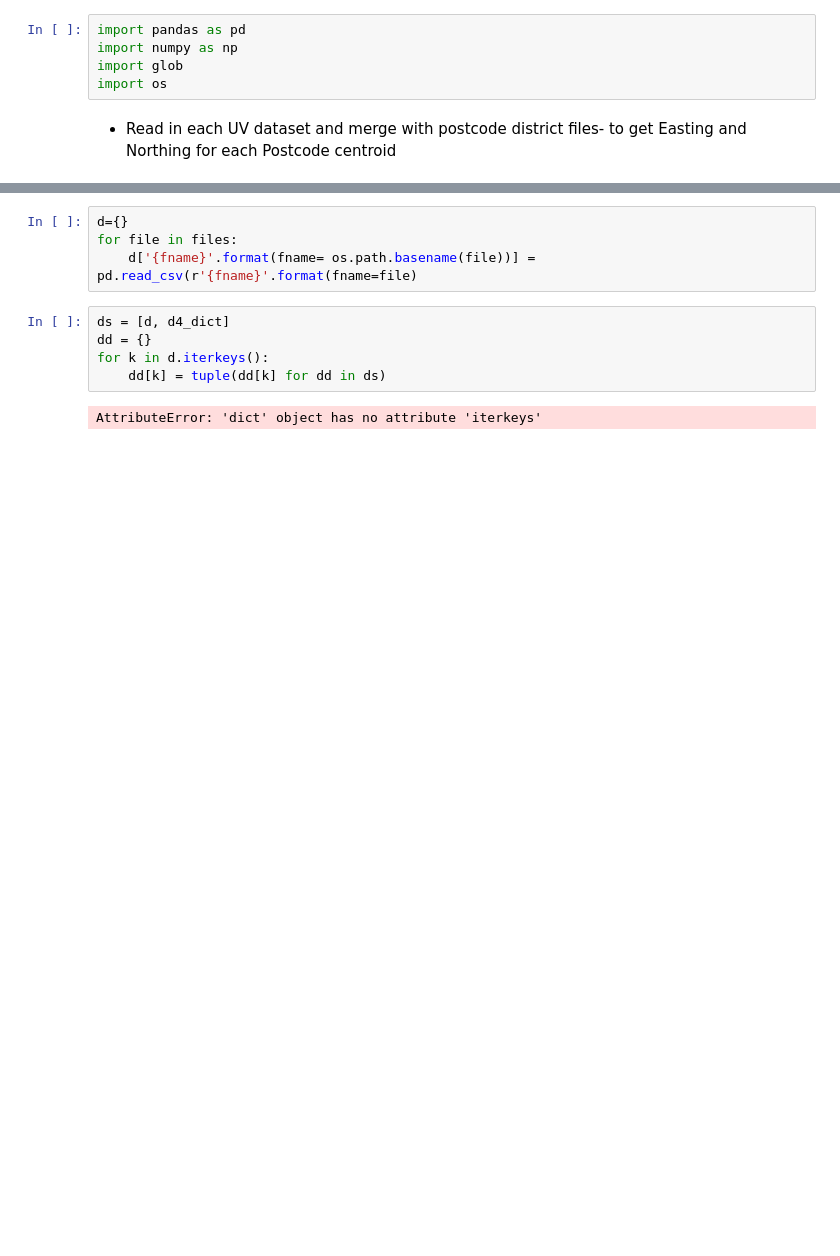
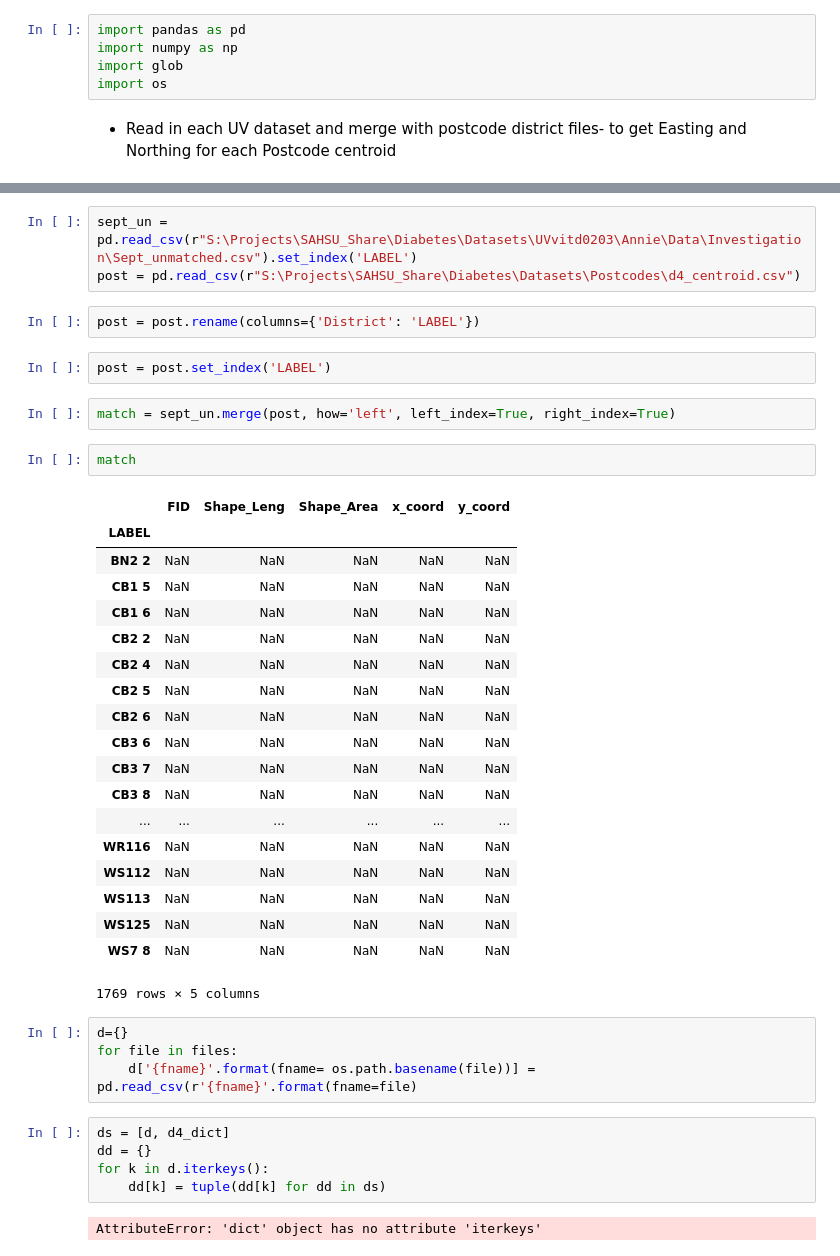
Before and after one commit to annalisasheehan/ICL_Diabetes, a Jupyter notebook: UV_postcode_district.ipynb, the cells around one changed output, grey strips where cells are left out. Cells and saved outputs as stored; diff of their text form; blank space fills up the shorter version.

```diff
--- a/UV_postcode_district.ipynb
+++ b/UV_postcode_district.ipynb
@@ -37,3 +167,34 @@ for file in files:
+# %%
+sept_un = pd.read_csv(r"S:\Projects\SAHSU_Share\Diabetes\Datasets\UVvitd0203\Annie\Data\Investigation\Sept_unmatched.csv").set_index('LABEL')
+post = pd.read_csv(r"S:\Projects\SAHSU_Share\Diabetes\Datasets\Postcodes\d4_centroid.csv")
+# %%
+post = post.rename(columns={'District': 'LABEL'})
+# %%
+post = post.set_index('LABEL')
+# %%
+match = sept_un.merge(post, how='left', left_index=True, right_index=True)
+# %%
+match
+# %% [output]
+|  | FID | Shape_Leng | Shape_Area | x_coord | y_coord |
+| LABEL |  |  |  |  |  |
+| BN2 2 | NaN | NaN | NaN | NaN | NaN |
+| CB1 5 | NaN | NaN | NaN | NaN | NaN |
+| CB1 6 | NaN | NaN | NaN | NaN | NaN |
+| CB2 2 | NaN | NaN | NaN | NaN | NaN |
+| CB2 4 | NaN | NaN | NaN | NaN | NaN |
+| CB2 5 | NaN | NaN | NaN | NaN | NaN |
+| CB2 6 | NaN | NaN | NaN | NaN | NaN |
+| CB3 6 | NaN | NaN | NaN | NaN | NaN |
+| CB3 7 | NaN | NaN | NaN | NaN | NaN |
+| CB3 8 | NaN | NaN | NaN | NaN | NaN |
+| ... | ... | ... | ... | ... | ... |
+| WR116 | NaN | NaN | NaN | NaN | NaN |
+| WS112 | NaN | NaN | NaN | NaN | NaN |
+| WS113 | NaN | NaN | NaN | NaN | NaN |
+| WS125 | NaN | NaN | NaN | NaN | NaN |
+| WS7 8 | NaN | NaN | NaN | NaN | NaN |
+1769 rows × 5 columns
 # %%
 d={}
 for file in files:
```
Also changed, not shown: parts of 24 cells of this notebook.
